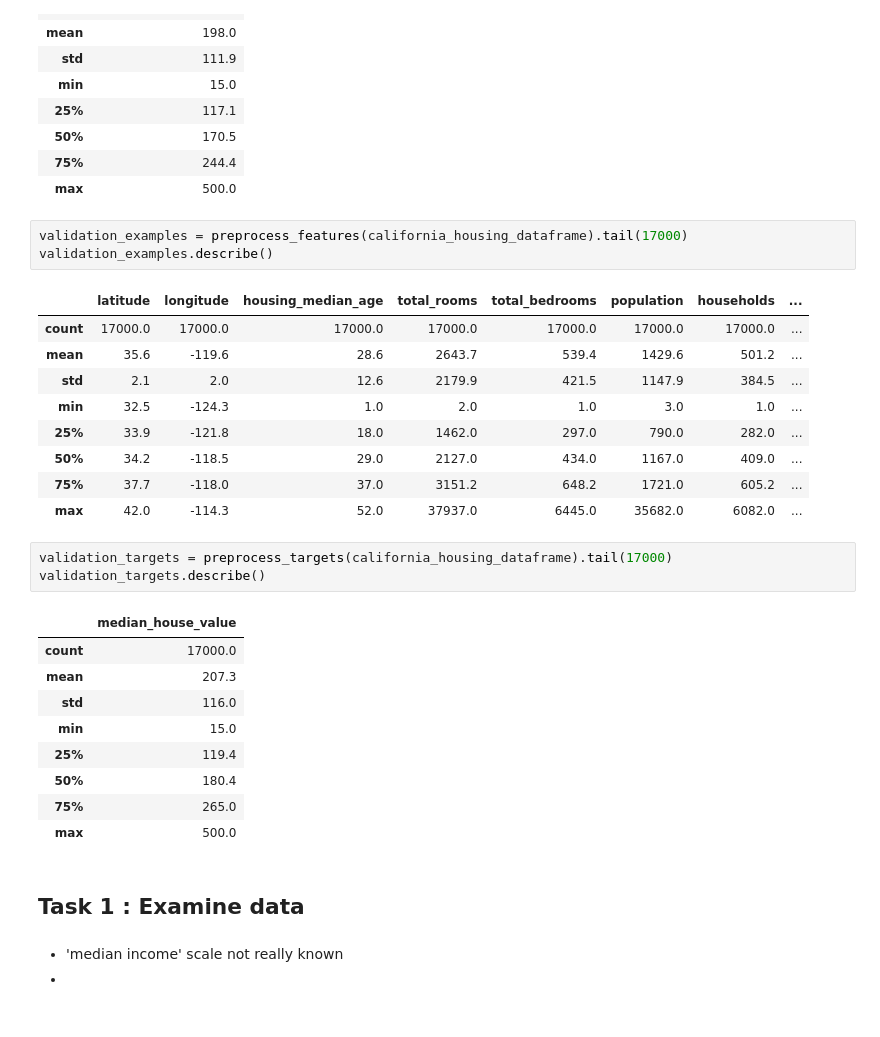
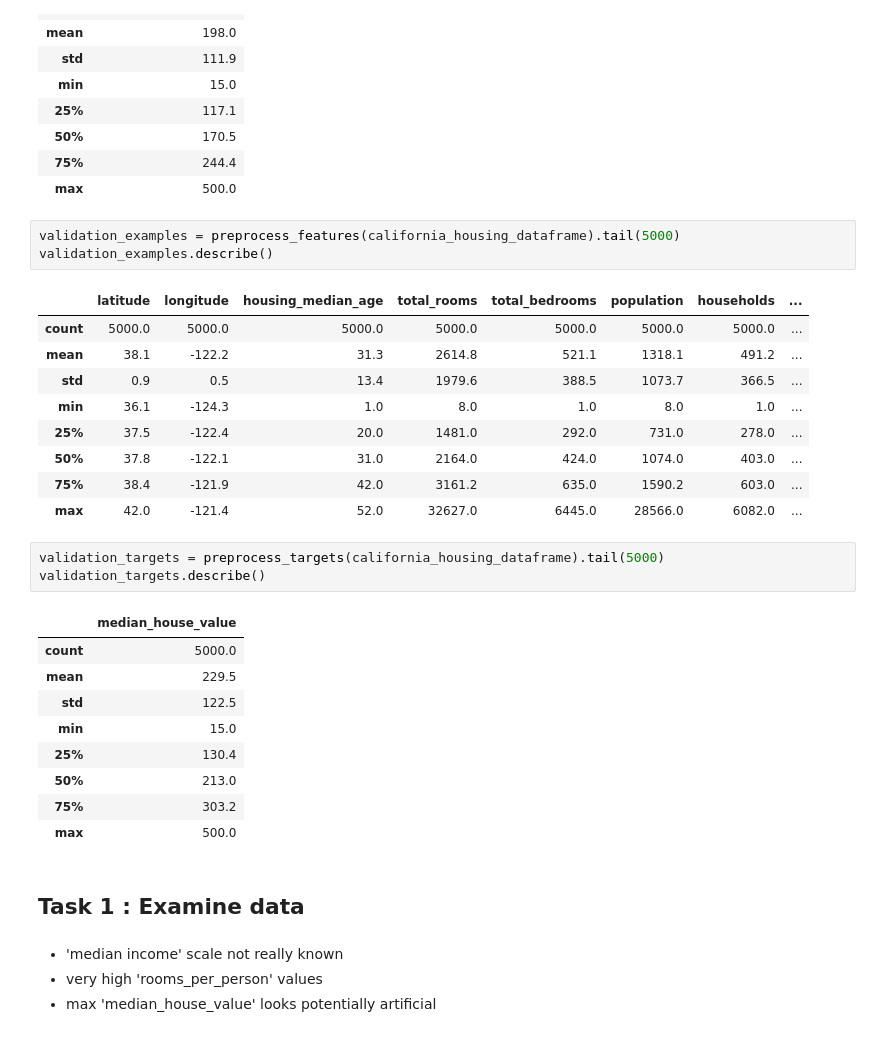
Before and after one commit to AustinSong/ml-crash-course, a Jupyter notebook: first-steps-with-tf/Validation.ipynb, the cells around one changed output. Saved outputs shown, nothing was run; the diff lists cells and outputs as text.

Commit message:
complete task 2 'Validation'

```diff
--- a/first-steps-with-tf/Validation.ipynb
+++ b/first-steps-with-tf/Validation.ipynb
@@ -86,33 +86,34 @@ training_targets.describe()
 | 75% | 244.4 |
 | max | 500.0 |
 # %%
-validation_examples = preprocess_features(california_housing_dataframe).tail(17000)
+validation_examples = preprocess_features(california_housing_dataframe).tail(5000)
 validation_examples.describe()
 # %% [output]
 |  | latitude | longitude | housing_median_age | total_rooms | total_bedrooms | population | households | ... |
-| count | 17000.0 | 17000.0 | 17000.0 | 17000.0 | 17000.0 | 17000.0 | 17000.0 | ... |
-| mean | 35.6 | -119.6 | 28.6 | 2643.7 | 539.4 | 1429.6 | 501.2 | ... |
-| std | 2.1 | 2.0 | 12.6 | 2179.9 | 421.5 | 1147.9 | 384.5 | ... |
-| min | 32.5 | -124.3 | 1.0 | 2.0 | 1.0 | 3.0 | 1.0 | ... |
-| 25% | 33.9 | -121.8 | 18.0 | 1462.0 | 297.0 | 790.0 | 282.0 | ... |
-| 50% | 34.2 | -118.5 | 29.0 | 2127.0 | 434.0 | 1167.0 | 409.0 | ... |
-| 75% | 37.7 | -118.0 | 37.0 | 3151.2 | 648.2 | 1721.0 | 605.2 | ... |
-| max | 42.0 | -114.3 | 52.0 | 37937.0 | 6445.0 | 35682.0 | 6082.0 | ... |
+| count | 5000.0 | 5000.0 | 5000.0 | 5000.0 | 5000.0 | 5000.0 | 5000.0 | ... |
+| mean | 38.1 | -122.2 | 31.3 | 2614.8 | 521.1 | 1318.1 | 491.2 | ... |
+| std | 0.9 | 0.5 | 13.4 | 1979.6 | 388.5 | 1073.7 | 366.5 | ... |
+| min | 36.1 | -124.3 | 1.0 | 8.0 | 1.0 | 8.0 | 1.0 | ... |
+| 25% | 37.5 | -122.4 | 20.0 | 1481.0 | 292.0 | 731.0 | 278.0 | ... |
+| 50% | 37.8 | -122.1 | 31.0 | 2164.0 | 424.0 | 1074.0 | 403.0 | ... |
+| 75% | 38.4 | -121.9 | 42.0 | 3161.2 | 635.0 | 1590.2 | 603.0 | ... |
+| max | 42.0 | -121.4 | 52.0 | 32627.0 | 6445.0 | 28566.0 | 6082.0 | ... |
 # %%
-validation_targets = preprocess_targets(california_housing_dataframe).tail(17000)
+validation_targets = preprocess_targets(california_housing_dataframe).tail(5000)
 validation_targets.describe()
 # %% [output]
 |  | median_house_value |
-| count | 17000.0 |
-| mean | 207.3 |
-| std | 116.0 |
+| count | 5000.0 |
+| mean | 229.5 |
+| std | 122.5 |
 | min | 15.0 |
-| 25% | 119.4 |
-| 50% | 180.4 |
-| 75% | 265.0 |
+| 25% | 130.4 |
+| 50% | 213.0 |
+| 75% | 303.2 |
 | max | 500.0 |
 # %% [markdown]
 ## Task 1 : Examine data
 # %% [markdown]
 - 'median income' scale not really known
--
+- very high 'rooms_per_person' values
+- max 'median_house_value' looks potentially artificial
```
Also changed, not shown: parts of 3 cells of this notebook.
